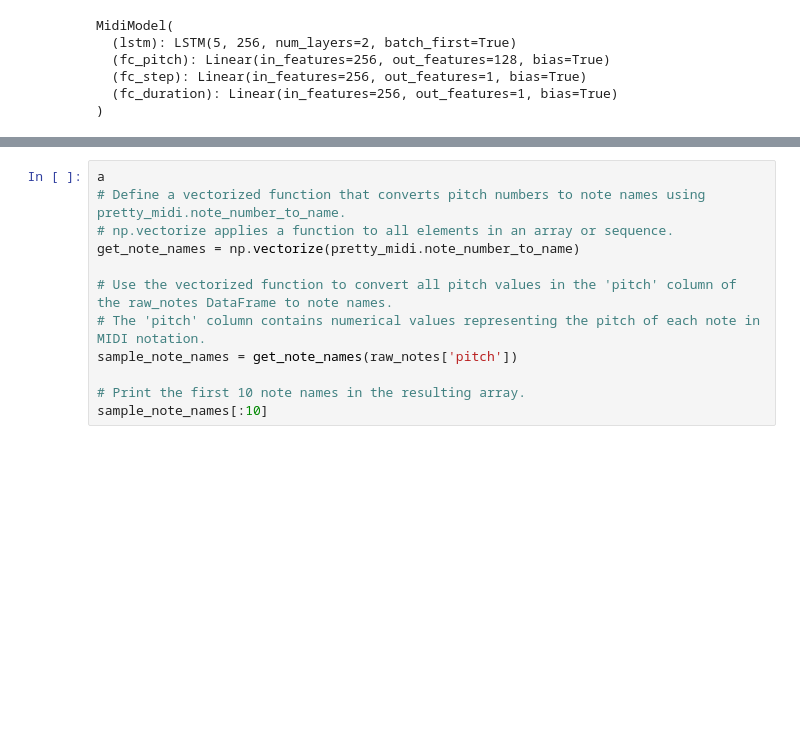
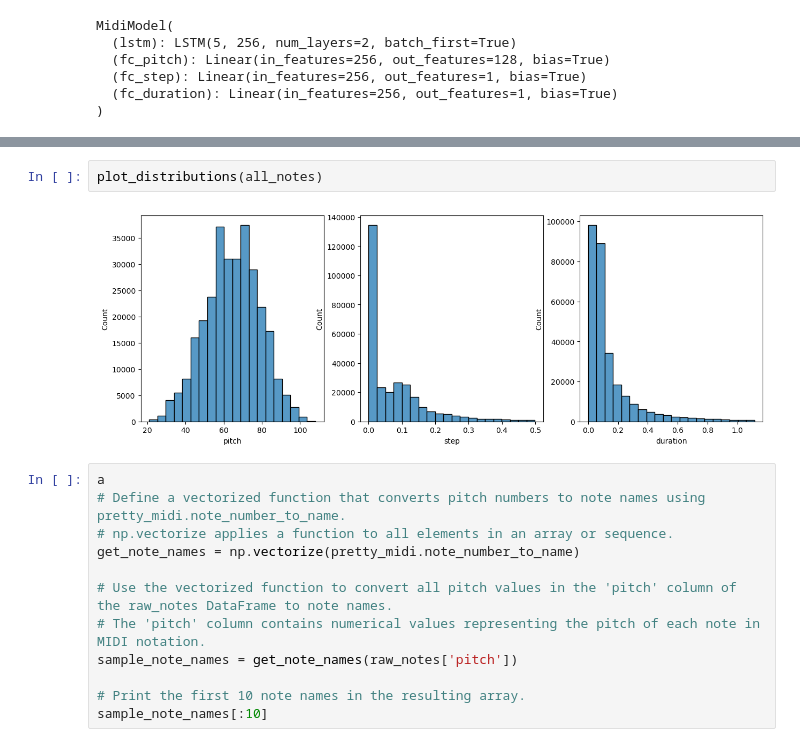
Before and after one commit to braden0m/music-making, a Jupyter notebook: RNNmusicmodel.ipynb, the cells around one changed output, grey strips where cells are left out. Drawn from its saved outputs; the diff is of its cells as text; blank space fills up the shorter version.

```diff
--- a/RNNmusicmodel.ipynb
+++ b/RNNmusicmodel.ipynb
@@ -405,3 +409,7 @@ plot_distributions(generated_notes)
+# %%
+plot_distributions(all_notes)
+# %% [output]
+[figure, added]
 # %%
 a
 # Define a vectorized function that converts pitch numbers to note names using pretty_midi.note_number_to_name.
```
Also changed, not shown: parts of 4 cells of this notebook.
